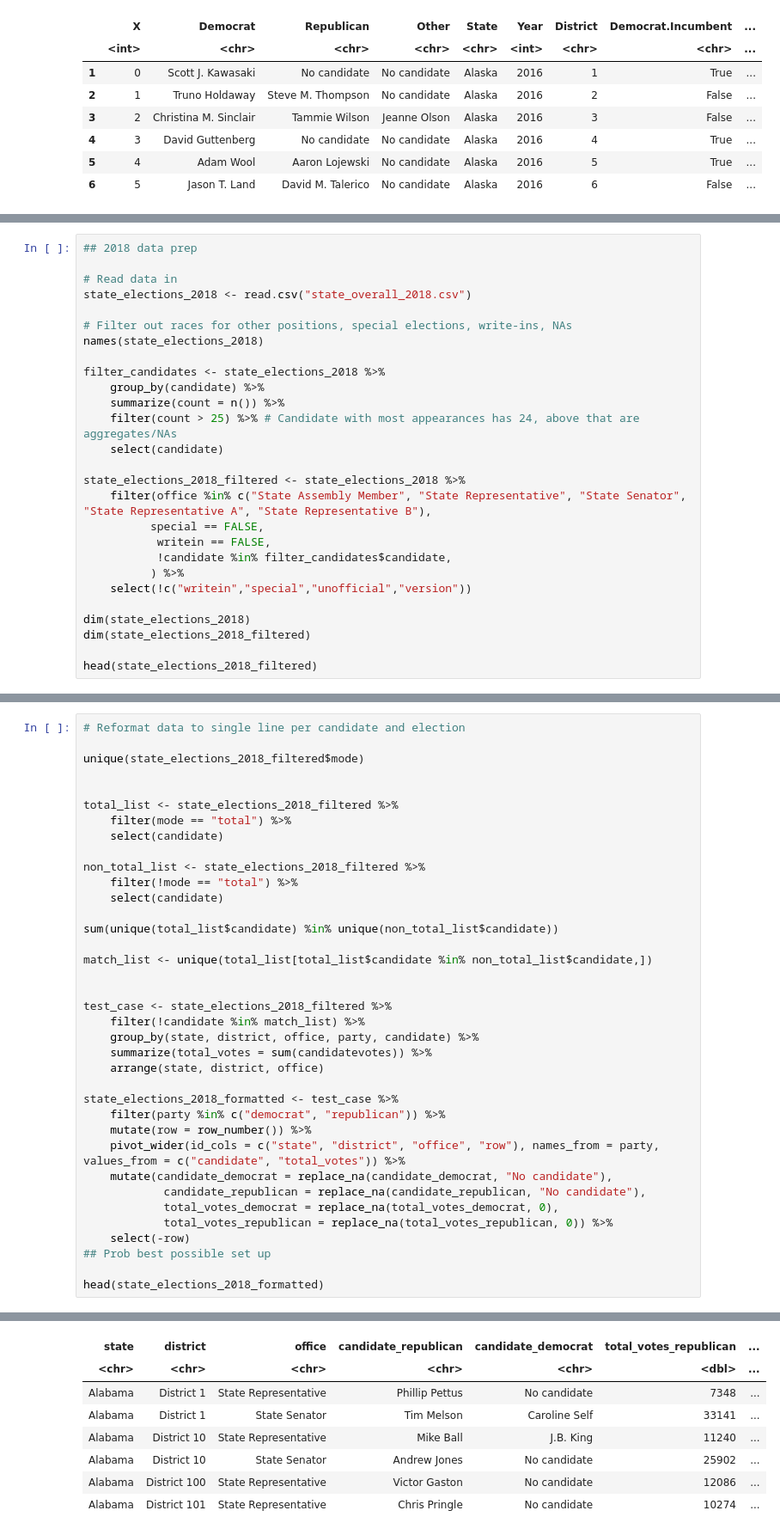
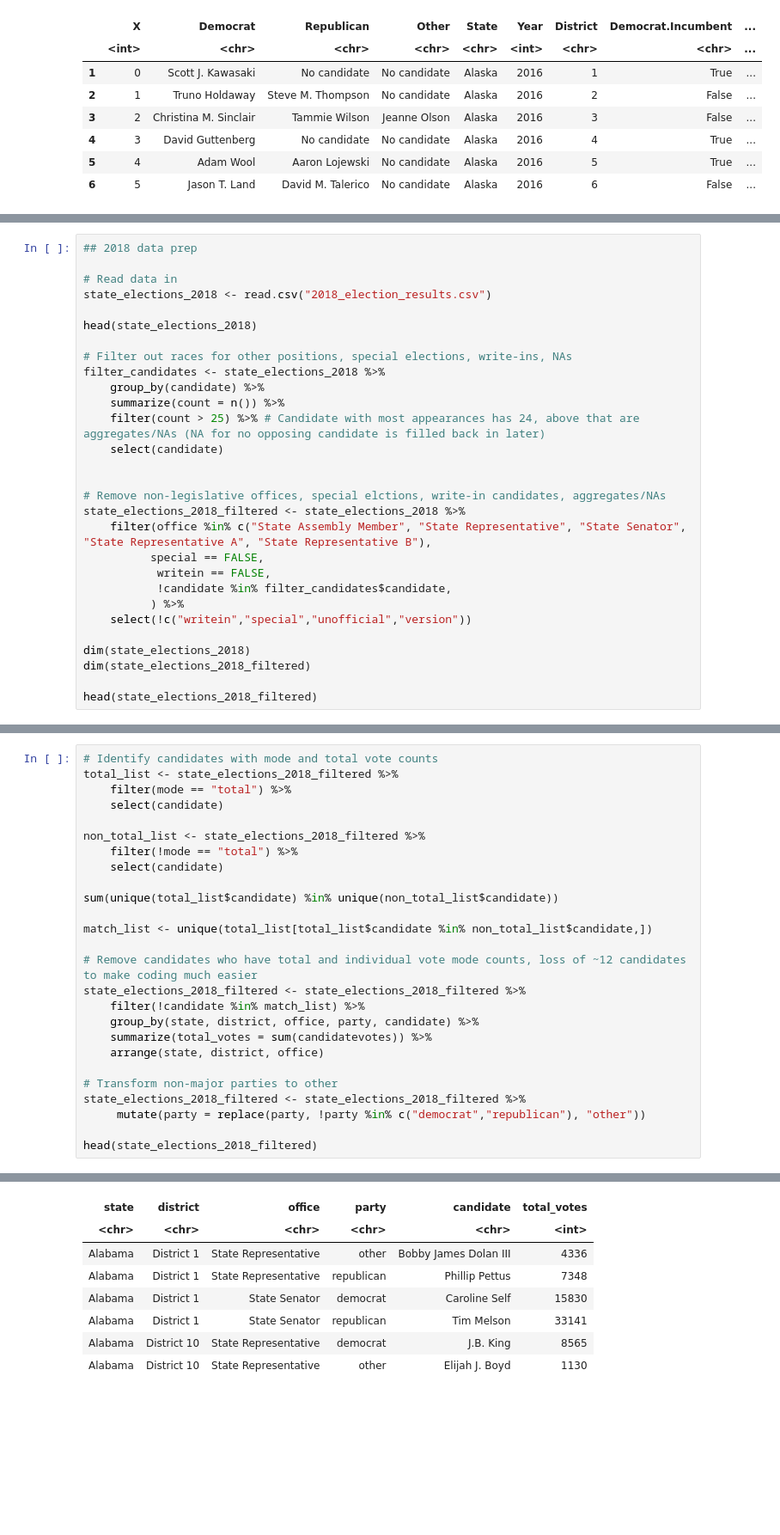
Before and after one commit to michael-bonitati-1117/final_project, a Jupyter notebook: Gender_Code.ipynb, the cells around one changed output, grey strips where cells are left out. Shown at 86% size. Cells and saved outputs as stored; diff of their text form; blank space fills up the shorter version.

```diff
--- a/Gender_Code.ipynb
+++ b/Gender_Code.ipynb
@@ -225,17 +173,19 @@ ERROR: Error in eval(lhs, parent, parent): object 'Dem_data' not found
 ## 2018 data prep
 
 # Read data in
-state_elections_2018 <- read.csv("state_overall_2018.csv")
+state_elections_2018 <- read.csv("2018_election_results.csv")
+
+head(state_elections_2018)
 
 # Filter out races for other positions, special elections, write-ins, NAs
-names(state_elections_2018)
-
 filter_candidates <- state_elections_2018 %>%
     group_by(candidate) %>%
     summarize(count = n()) %>%
-    filter(count > 25) %>% # Candidate with most appearances has 24, above that are aggregates/NAs
+    filter(count > 25) %>% # Candidate with most appearances has 24, above that are aggregates/NAs (NA for no opposing candidate is filled back in later)
     select(candidate)
 
+
+# Remove non-legislative offices, special elctions, write-in candidates, aggregates/NAs
 state_elections_2018_filtered <- state_elections_2018 %>%
     filter(office %in% c("State Assembly Member", "State Representative", "State Senator", "State Representative A", "State Representative B"),
           special == FALSE,
@@ -269,9 +223,5 @@ A data.frame: 6 × 14
 # %%
-# Reformat data to single line per candidate and election
-
-unique(state_elections_2018_filtered$mode)
-
-
+# Identify candidates with mode and total vote counts
 total_list <- state_elections_2018_filtered %>%
     filter(mode == "total") %>%
     select(candidate)
@@ -284,23 +234,16 @@ sum(unique(total_list$candidate) %in% unique(non_total_list$candidate))
 
 match_list <- unique(total_list[total_list$candidate %in% non_total_list$candidate,])
 
-
-test_case <- state_elections_2018_filtered %>%
+# Remove candidates who have total and individual vote mode counts, loss of ~12 candidates to make coding much easier
+state_elections_2018_filtered <- state_elections_2018_filtered %>%
     filter(!candidate %in% match_list) %>%
     group_by(state, district, office, party, candidate) %>%
     summarize(total_votes = sum(candidatevotes)) %>%
     arrange(state, district, office)
 
-state_elections_2018_formatted <- test_case %>%
-    filter(party %in% c("democrat", "republican")) %>%
-    mutate(row = row_number()) %>%
-    pivot_wider(id_cols = c("state", "district", "office", "row"), names_from = party, values_from = c("candidate", "total_votes")) %>%
-    mutate(candidate_democrat = replace_na(candidate_democrat, "No candidate"),
-            candidate_republican = replace_na(candidate_republican, "No candidate"),
-            total_votes_democrat = replace_na(total_votes_democrat, 0),
-            total_votes_republican = replace_na(total_votes_republican, 0)) %>%
-    select(-row)
-## Prob best possible set up
+# Transform non-major parties to other
+state_elections_2018_filtered <- state_elections_2018_filtered %>%
+     mutate(party = replace(party, !party %in% c("democrat","republican"), "other"))
 
-head(state_elections_2018_formatted)
+head(state_elections_2018_filtered)
 # %% [output]
@@ -315,8 +253,8 @@ A grouped_df: 6 × 7
-| state | district | office | candidate_republican | candidate_democrat | total_votes_republican | ... |
-| <chr> | <chr> | <chr> | <chr> | <chr> | <dbl> | ... |
-| Alabama | District 1 | State Representative | Phillip Pettus | No candidate | 7348 | ... |
-| Alabama | District 1 | State Senator | Tim Melson | Caroline Self | 33141 | ... |
-| Alabama | District 10 | State Representative | Mike Ball | J.B. King | 11240 | ... |
-| Alabama | District 10 | State Senator | Andrew Jones | No candidate | 25902 | ... |
-| Alabama | District 100 | State Representative | Victor Gaston | No candidate | 12086 | ... |
-| Alabama | District 101 | State Representative | Chris Pringle | No candidate | 10274 | ... |
+| state | district | office | party | candidate | total_votes |
+| <chr> | <chr> | <chr> | <chr> | <chr> | <int> |
+| Alabama | District 1 | State Representative | other | Bobby James Dolan III | 4336 |
+| Alabama | District 1 | State Representative | republican | Phillip Pettus | 7348 |
+| Alabama | District 1 | State Senator | democrat | Caroline Self | 15830 |
+| Alabama | District 1 | State Senator | republican | Tim Melson | 33141 |
+| Alabama | District 10 | State Representative | democrat | J.B. King | 8565 |
+| Alabama | District 10 | State Representative | other | Elijah J. Boyd | 1130 |
```
Also changed, not shown: parts of 21 cells of this notebook, 6 other files.
